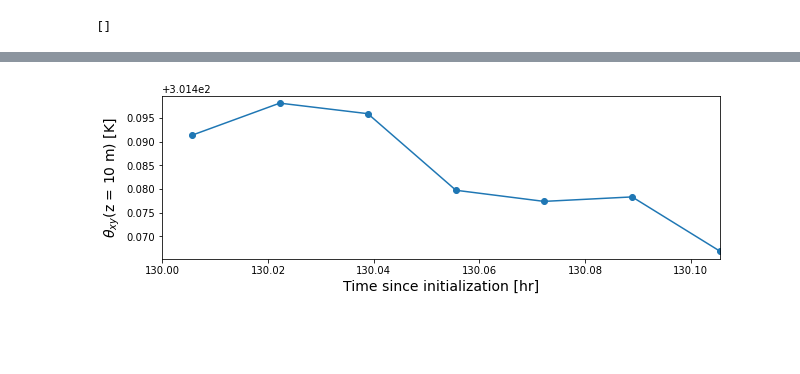
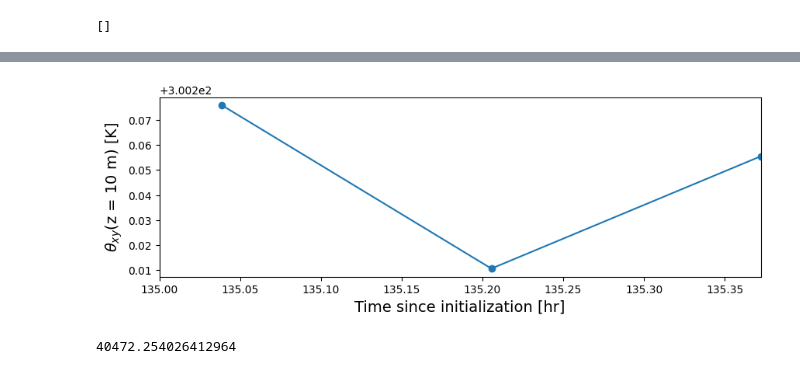
Before and after one commit to miguel-sg-2/HurricaneSimulations, a Jupyter notebook: evaluate_singleDomain.ipynb, the cells around one changed output, grey strips where cells are left out. Saved outputs shown, nothing was run; the diff lists cells and outputs as text; code cells hidden in the pictures; blank space fills up the shorter version.

```diff
--- a/evaluate_singleDomain.ipynb
+++ b/evaluate_singleDomain.ipynb
@@ -10,13 +10,16 @@ import cmocean
 from scipy import stats,signal
 # %%
 #%% Define directory
-# WRF_DIRECTORY = "/rc_scratch/misa5952/hurricanes/sst_26/"
-# WRF_DIRECTORY = "/rc_scratch/misa5952/hurricanes/sst_26_specIdeal/"
 WRF_DIRECTORY = "/rc_scratch/misa5952/hurricanes/sst_26_skipd01/"     # This simulation has both LES (d03,d04) for at least 1 hr after spinup
 # WRF_DIRECTORY = "/rc_scratch/misa5952/hurricanes/sst_26_skipd01_ndg/"
 WRF_DIRECTORY = "/rc_scratch/misa5952/hurricanes/sst_26_skipd01_skipCoLES_ndg/"
 
 WRF_DIRECTORY = "/rc_scratch/misa5952/hurricanes/sst_28_skipd01_skipCoLES_ndg/"
+WRF_DIRECTORY = "/scratch/mgomez/Hurricane/idealized/test/sst_27real_skipd01_skipCoLES_ndg/"
+# WRF_DIRECTORY = "/scratch/mgomez/Hurricane/idealized/test/sst_30_skipd01_skipCoLES_ndg/"
+
+# Height file
+hgt_file = "/scratch/mgomez/Hurricane/idealized/test/sst_26_skipd01_skipCoLES_ndg/hgt_file.nc"
 
 # WRF_FILES = 'merged_d02.nc_new'
 # WRF_FILES = 'merged_d03.nc'
@@ -412,22 +415,16 @@ plt.close()
 # %%
 #%% Time series of temperature of air at lowest vertical level
 
-thth = np.array([294.80072, 296.4221 , 296.59338, 296.50067, 296.52856, 296.53613,
-       296.5473 , 296.54752, 296.55054, 296.5484 , 296.5364 , 296.53085,
-       296.51797, 296.50977, 296.50748, 296.50363, 296.48083, 296.47388,
-       296.46933, 296.46823, 296.4496 , 296.4479 , 296.44437, 296.441  ,
-       296.43716, 296.4352 , 296.43457, 296.435  ])
 
 plt.figure(figsize=(10,3))
 plt.plot(t_since[:],theta_avg_sp[:,0],'-o')
-# plt.plot(tt,thth)
 plt.xlabel('Time since initialization [hr]',fontsize=14)
 plt.ylabel(r'$\theta_{xy}$(z = 10 m) [K]',fontsize=14)
 plt.xlim(int(t_since[0]),t_since[-1])
 plt.show()
 plt.close()
 # %% [output]
-[figure, old version]
+[figure, new version]
 # %%
 #%% Find center of hurricane based on minimum wind speed
 center = np.zeros([len(ttime),2]) + np.nan # [x,y]
@@ -524,6 +526,10 @@ for iitt in np.arange(np.shape(uv)[0]):
         # Save location of minimum
         center[iitt,0] = np.mean(n_x)
         center[iitt,1] = np.mean(n_y)
+# %%
+0.5*n_x[-1]
+# %% [output]
+40472.254026412964
 # %%
 center
 # %% [output]
```
Also changed, not shown: parts of 27 cells of this notebook, 6 other files.
